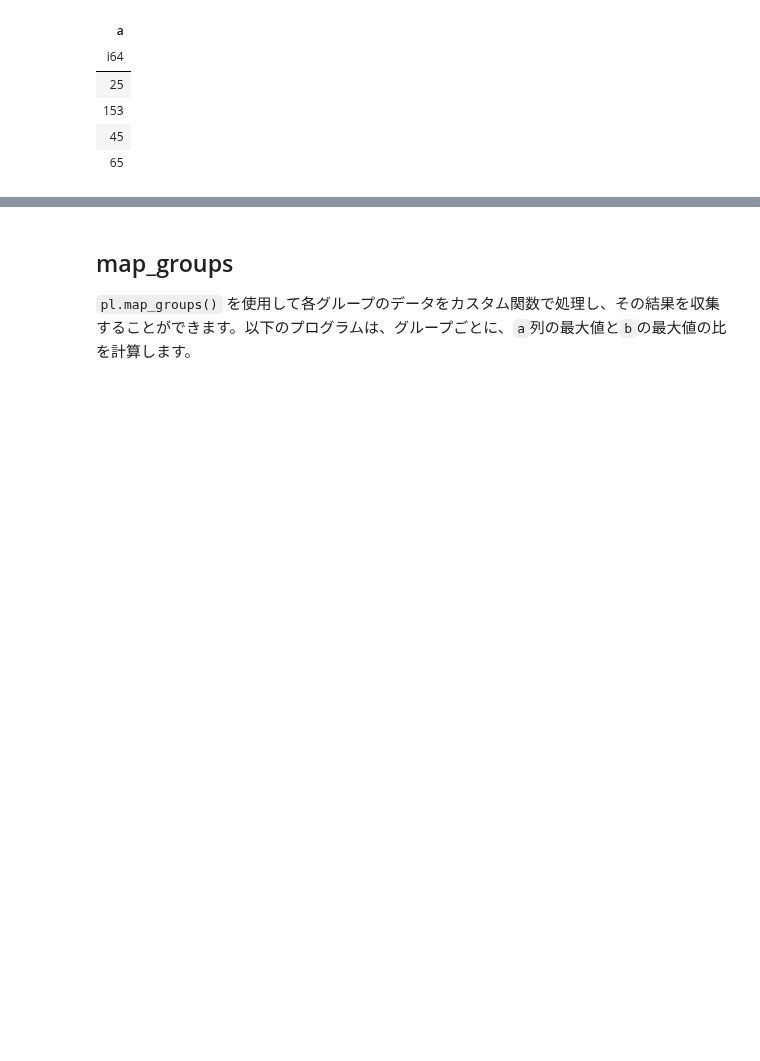
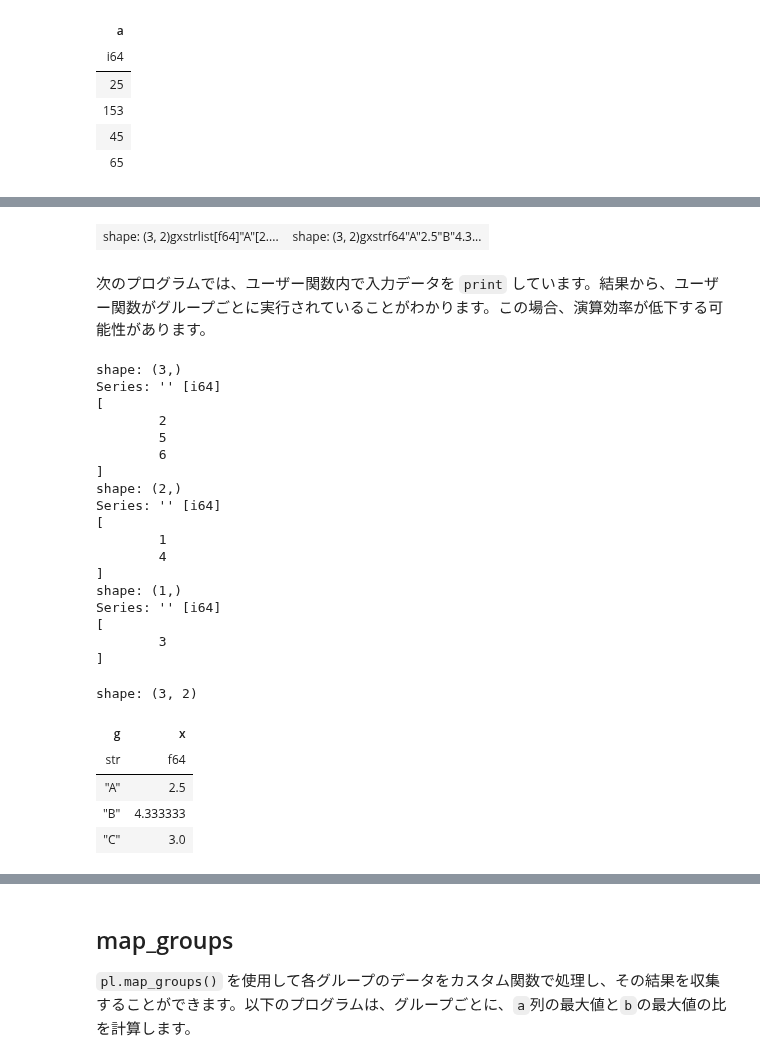
Before and after one commit to ruoyu0088/polars_guide, a Jupyter notebook: polars_guide/050_polars_call_user_function.ipynb, the cells around one changed output, grey strips where cells are left out. Cells and saved outputs as stored; diff of their text form; code cells hidden in the pictures; blank space fills up the shorter version.

```diff
--- a/polars_guide/050_polars_call_user_function.ipynb
+++ b/polars_guide/050_polars_call_user_function.ipynb
@@ -155,0 +170,51 @@ shape: (4, 1)
+# %%
+df = pl.DataFrame(
+    dict(
+        g=['A', 'B', 'C', 'A', 'B', 'B'],
+        x=[1, 2, 3, 4, 5, 6])
+)
+
+def func1(s):
+    return s.mean()
+
+g = df.group_by('g', maintain_order=True)
+
+row(
+    g.agg(pl.col('x').map_batches(func1)),
+    g.agg(pl.col('x').map_batches(func1, returns_scalar=True))
+)
+# %% [output]
+| shape: (3, 2)gxstrlist[f64]"A"[2.... | shape: (3, 2)gxstrf64"A"2.5"B"4.3... |
+# %% [markdown]
+次のプログラムでは、ユーザー関数内で入力データを `print` しています。結果から、ユーザー関数がグループごとに実行されていることがわかります。この場合、演算効率が低下する可能性があります。
+# %%
+def func2(s):
+    print(s)
+    return s.mean()
+
+g.agg(pl.col('x').map_batches(func2, returns_scalar=True))
+# %% [output]
+shape: (3,)
+Series: '' [i64]
+[
+        2
+        5
+        6
+]
+shape: (2,)
+Series: '' [i64]
+[
+        1
+        4
+]
+shape: (1,)
+Series: '' [i64]
+[
+        3
+]
+shape: (3, 2)
+| g | x |
+| str | f64 |
+| "A" | 2.5 |
+| "B" | 4.333333 |
+| "C" | 3.0 |
```
Also changed, not shown: parts of 4 cells of this notebook, 1 other file.
